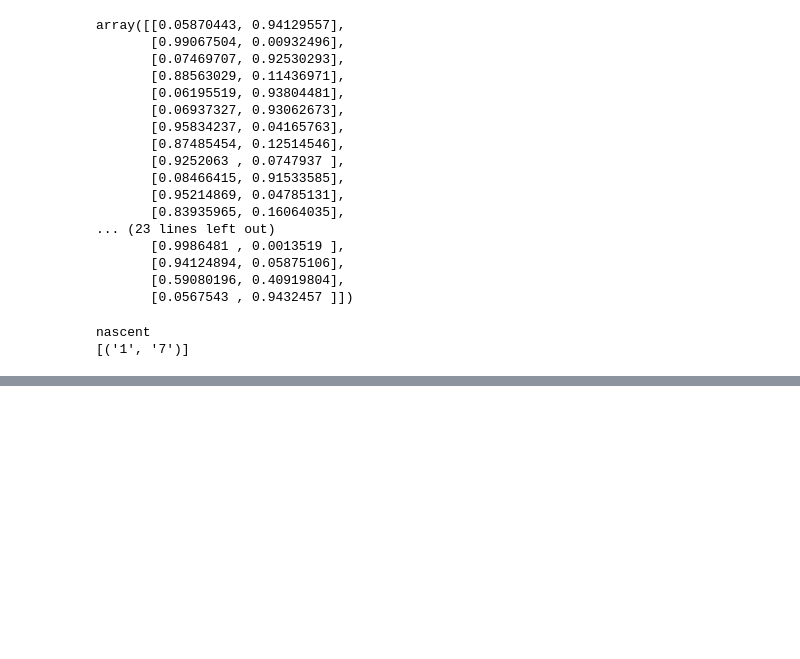
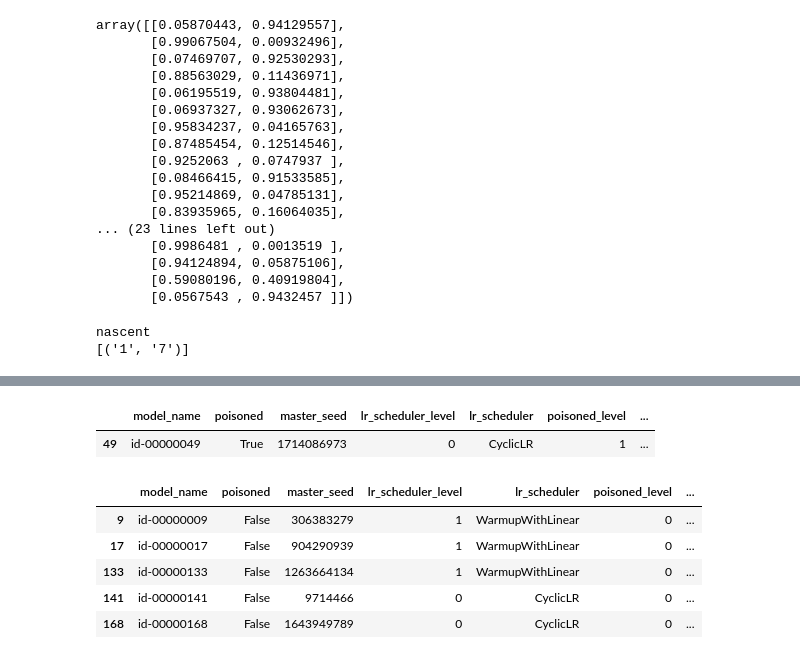
Before and after one commit to utrerf/TrojAI, a Jupyter notebook: NLP/round7/results_plots.ipynb, the cells around one changed output, grey strips where cells are left out. Drawn from its saved outputs; the diff is of its cells as text; code cells hidden in the pictures; blank space fills up the shorter version.

```diff
--- a/NLP/round7/results_plots.ipynb
+++ b/NLP/round7/results_plots.ipynb
@@ -258,0 +295,18 @@ filtered_df
+# %%
+metadata[metadata.model_name=='id-00000049']
+# %% [output]
+|  | model_name | poisoned | master_seed | lr_scheduler_level | lr_scheduler | poisoned_level | ... |
+| 49 | id-00000049 | True | 1714086973 | 0 | CyclicLR | 1 | ... |
+# %%
+metadata[(metadata.model_architecture=='NerLinear')&
+         (metadata.embedding=='DistilBERT')&
+         (metadata.source_dataset=='conll2003')&
+         (metadata.poisoned==False)&
+         (metadata.learning_rate==0.0001)]
+# %% [output]
+|  | model_name | poisoned | master_seed | lr_scheduler_level | lr_scheduler | poisoned_level | ... |
+| 9 | id-00000009 | False | 306383279 | 1 | WarmupWithLinear | 0 | ... |
+| 17 | id-00000017 | False | 904290939 | 1 | WarmupWithLinear | 0 | ... |
+| 133 | id-00000133 | False | 1263664134 | 1 | WarmupWithLinear | 0 | ... |
+| 141 | id-00000141 | False | 9714466 | 0 | CyclicLR | 0 | ... |
+| 168 | id-00000168 | False | 1643949789 | 0 | CyclicLR | 0 | ... |
```
Also changed, not shown: parts of 8 cells of this notebook, 3 other files.
